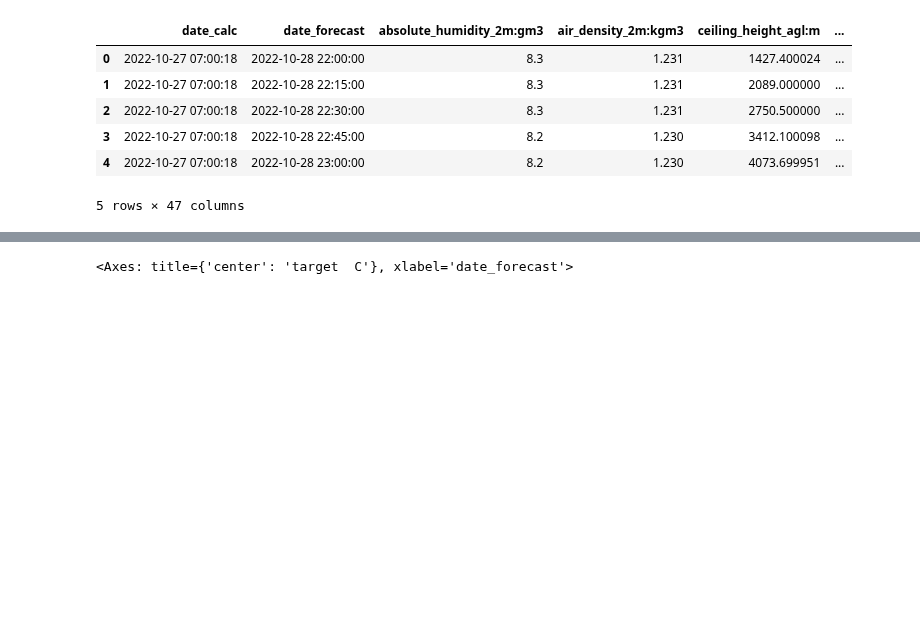
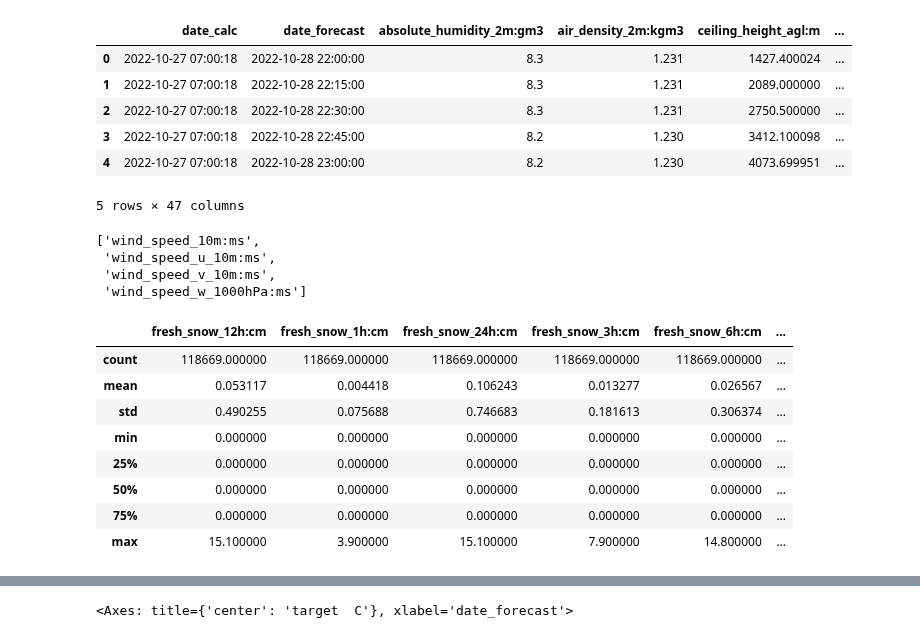
Before and after one commit to mikaelste/TDT4173-project, a Jupyter notebook: mats/dora.ipynb, the cells around one changed output, grey strips where cells are left out. Cells and saved outputs as stored; diff of their text form; code cells hidden in the pictures; blank space fills up the shorter version.

```diff
--- a/mats/dora.ipynb
+++ b/mats/dora.ipynb
@@ -48,3 +48,25 @@ X_train_estimated_c.head()
 | 3 | 2022-10-27 07:00:18 | 2022-10-28 22:45:00 | 8.2 | 1.230 | 3412.100098 | ... |
 | 4 | 2022-10-27 07:00:18 | 2022-10-28 23:00:00 | 8.2 | 1.230 | 4073.699951 | ... |
 5 rows × 47 columns
+# %%
+wind_features = [c  for c in X_train_observed_a.columns if 'wind' in c]
+wind_features
+# %% [output]
+['wind_speed_10m:ms',
+ 'wind_speed_u_10m:ms',
+ 'wind_speed_v_10m:ms',
+ 'wind_speed_w_1000hPa:ms']
+# %%
+snow_features = [c  for c in X_train_observed_a.columns if 'snow' in c]
+snow_features
+X_train_observed_a[snow_features].describe()
+# %% [output]
+|  | fresh_snow_12h:cm | fresh_snow_1h:cm | fresh_snow_24h:cm | fresh_snow_3h:cm | fresh_snow_6h:cm | ... |
+| count | 118669.000000 | 118669.000000 | 118669.000000 | 118669.000000 | 118669.000000 | ... |
+| mean | 0.053117 | 0.004418 | 0.106243 | 0.013277 | 0.026567 | ... |
+| std | 0.490255 | 0.075688 | 0.746683 | 0.181613 | 0.306374 | ... |
+| min | 0.000000 | 0.000000 | 0.000000 | 0.000000 | 0.000000 | ... |
+| 25% | 0.000000 | 0.000000 | 0.000000 | 0.000000 | 0.000000 | ... |
+| 50% | 0.000000 | 0.000000 | 0.000000 | 0.000000 | 0.000000 | ... |
+| 75% | 0.000000 | 0.000000 | 0.000000 | 0.000000 | 0.000000 | ... |
+| max | 15.100000 | 3.900000 | 15.100000 | 7.900000 | 14.800000 | ... |
```
Also changed, not shown: parts of 4 cells of this notebook, 13 other files.
